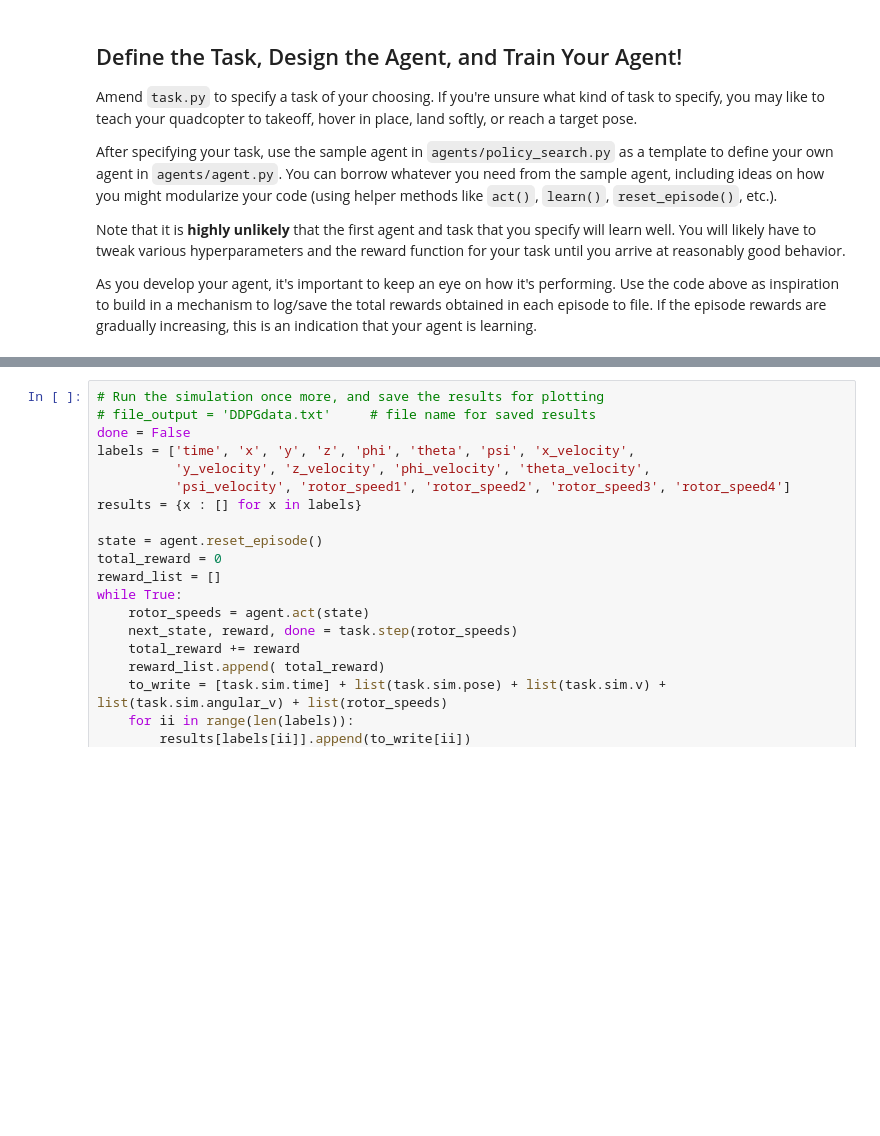
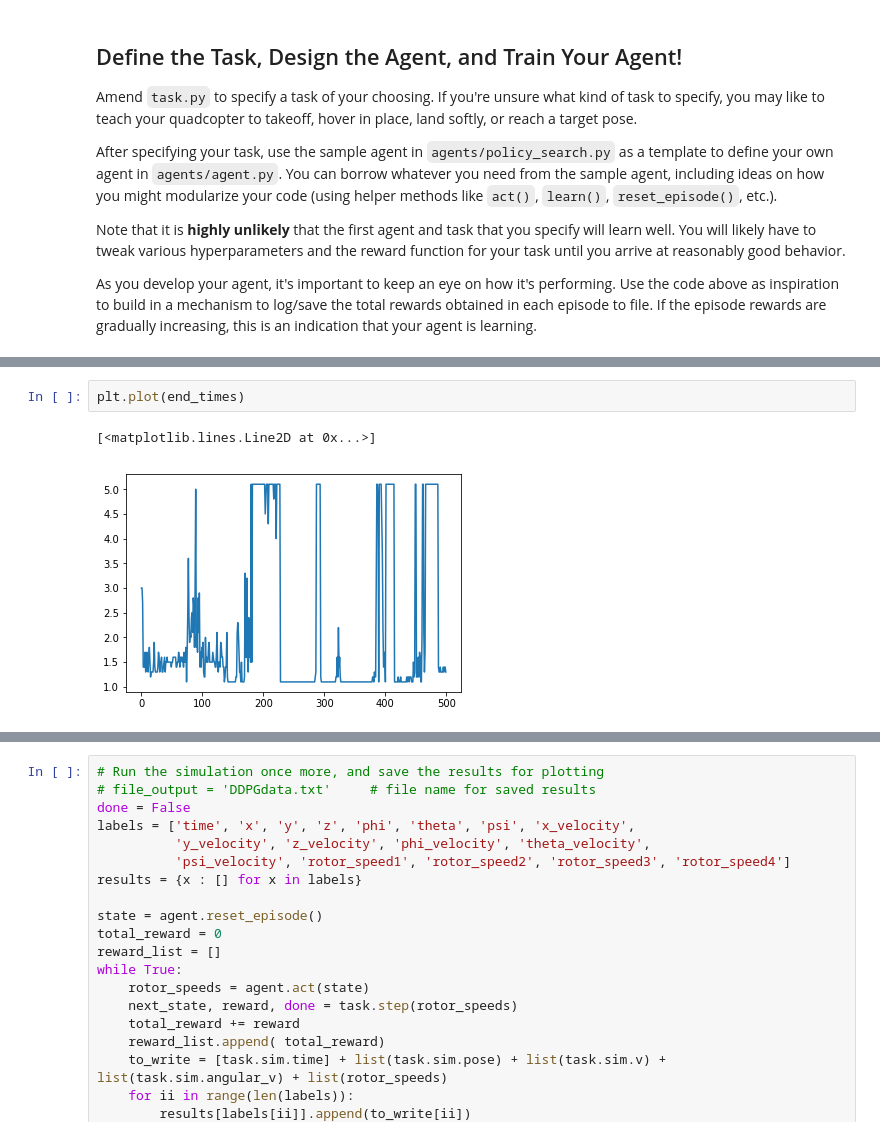
Before and after one commit to gotamist/deep-learning, a Jupyter notebook: Quadcopter_Project.ipynb, the cells around one changed output, grey strips where cells are left out. Saved outputs shown, nothing was run; the diff lists cells and outputs as text; blank space fills up the shorter version.

```diff
--- a/Quadcopter_Project.ipynb
+++ b/Quadcopter_Project.ipynb
@@ -305,0 +320,5 @@ plt.plot(total_rewards)
+# %%
+plt.plot(end_times)
+# %% [output]
+[<matplotlib.lines.Line2D at 0x...>]
+[figure, added]
```
Also changed, not shown: parts of 22 cells of this notebook.
